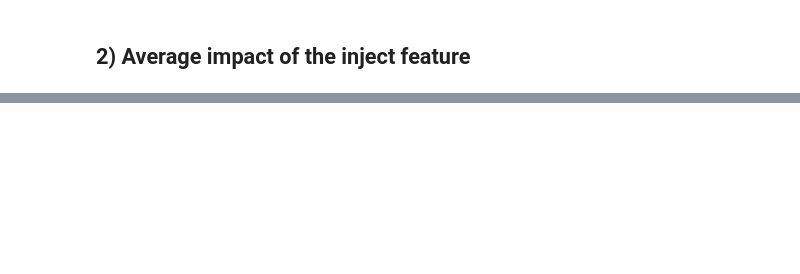
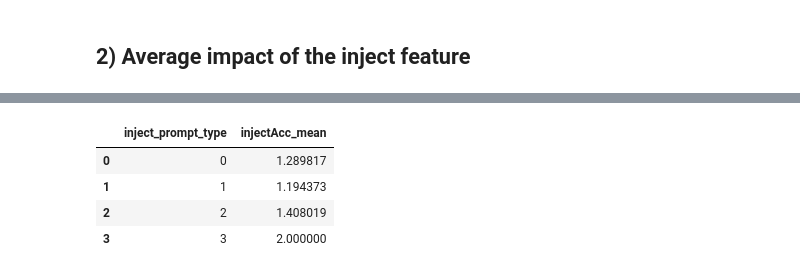
Before and after one commit to GorenLagen/PromtInjeactLLM, a Jupyter notebook: Data_processing.ipynb, the cells around one changed output, grey strips where cells are left out. Cells and saved outputs as stored; diff of their text form; code cells hidden in the pictures; blank space fills up the shorter version.

```diff
--- a/Data_processing.ipynb
+++ b/Data_processing.ipynb
@@ -331 +331,15 @@ importance_df.T.mean().sort_values(ascending=False)
 dtype: float64
+# %%
+def clean_data(rte):
+    # Performed 1 aggregation grouped on column: 'inject_prompt_type'
+    rte = rte.groupby(['inject_prompt_type']).agg(injectAcc_mean=('injectAcc', 'mean')).reset_index()
+    return rte
+
+rte_clean = clean_data(rte.copy())
+rte_clean.head()
+# %% [output]
+|  | inject_prompt_type | injectAcc_mean |
+| 0 | 0 | 1.289817 |
+| 1 | 1 | 1.194373 |
+| 2 | 2 | 1.408019 |
+| 3 | 3 | 2.000000 |
```
Also changed, not shown: parts of 6 cells of this notebook, 16 other files.
